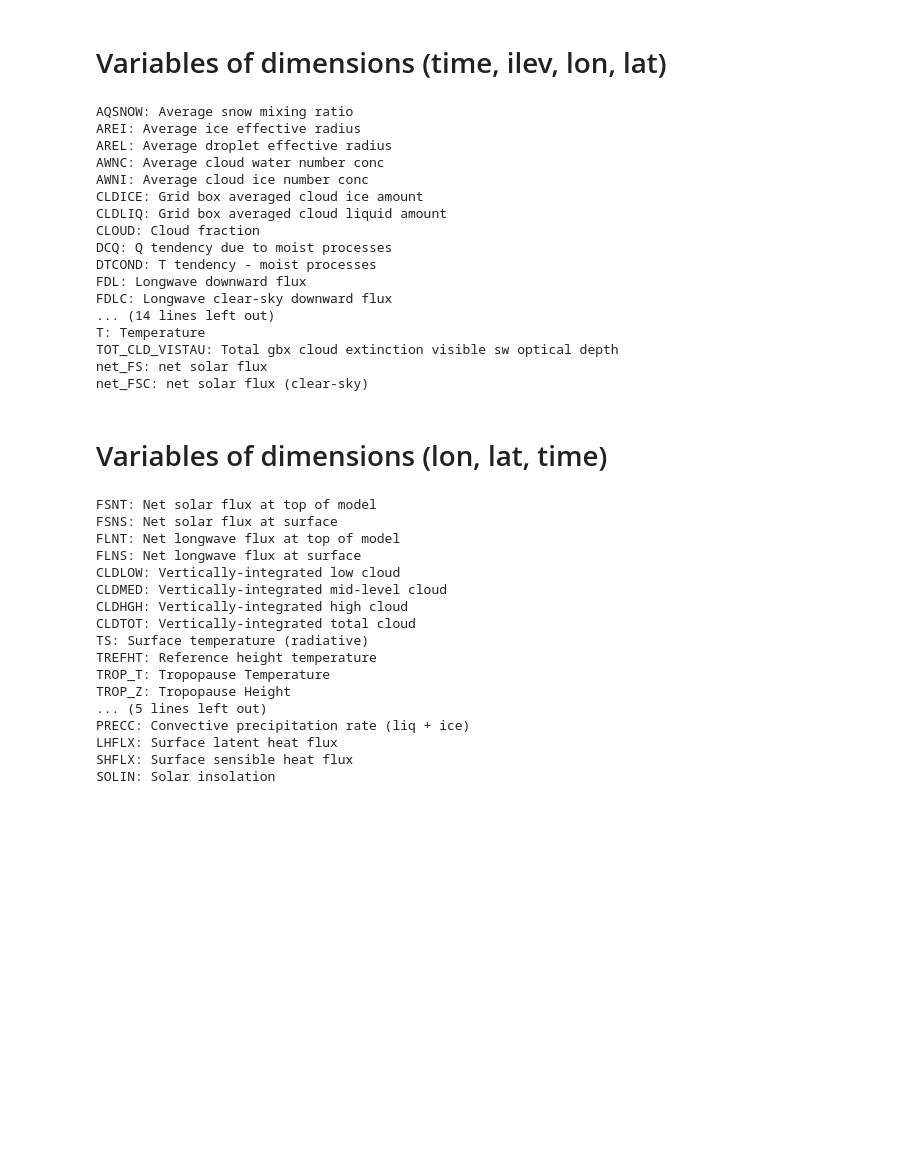
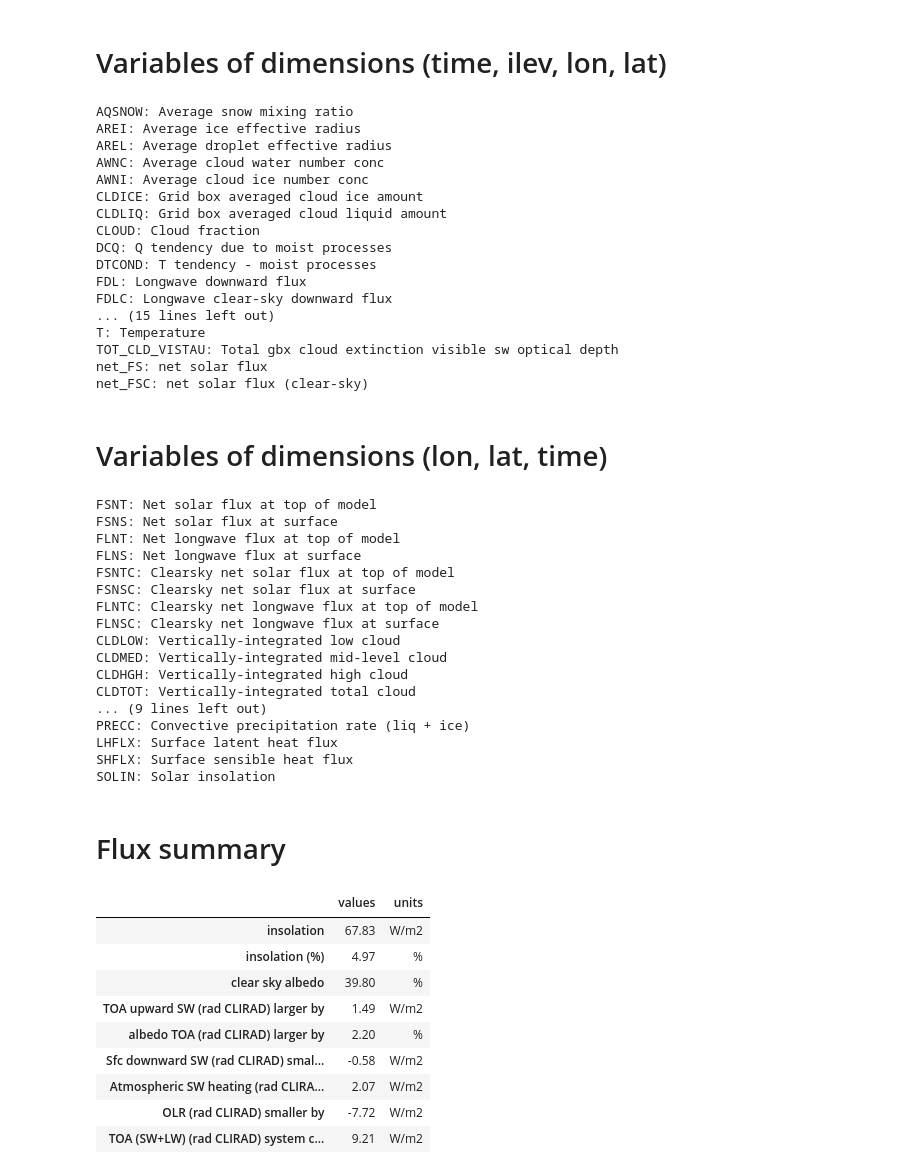
Before and after one commit to qAp/SCAM_radiation_notebooks, a Jupyter notebook: mpace_LWrrtmgclirad_SWrrtmgclirad.ipynb, the cells around one changed output. Saved outputs shown, nothing was run; the diff lists cells and outputs as text; code cells hidden in the pictures; blank space fills up the shorter version.

Commit message:
mpace, twpice. LWrrtmgclirad_SWrrtmgclirad. add QR and flux data

```diff
--- a/mpace_LWrrtmgclirad_SWrrtmgclirad.ipynb
+++ b/mpace_LWrrtmgclirad_SWrrtmgclirad.ipynb
@@ -92,6 +98,9 @@ def get_cases():
 
 
 
+
+
+
 def compute_net_solar_fluxes(datasets):
     '''
     Compute net solar fluxes
@@ -110,6 +119,16 @@ def compute_net_solar_fluxes(datasets):
 
 
 
+def compute_QR(dsets):
+    '''
+    Compute total heating rate
+    '''
+    for case, ds in dsets.items():
+        ds['QR'] = (ds['QRL'].dims, ds['QRL'] + ds['QRS'], ds['QRL'].attrs)
+        ds['QR'].attrs['long_name'] = 'Total heating rate'
+    return dsets
+
+
 
 def linestyles_by_case():
     '''
@@ -125,7 +144,8 @@ def get_d3interests():
     '''
     List here all variables of interest that have dimensions (time, lev, lon, lat)
     '''
-    d3interests = ['CLOUD', 'QRL', 'QRS', 'Q',
+    d3interests = ['CLOUD', 'QRL', 'QRS', 'QR',
+                   'Q',
                    'CLDICE', 'CLDLIQ',
                    'AQSNOW', 'AREI', 'AREL',
                    'AWNC', 'AWNI',
@@ -145,6 +165,7 @@ def get_d2interests():
     List here all variables of interest that have dimensions (time, lon, lat)
     '''
     interests = ['FSNT', 'FSNS', 'FLNT', 'FLNS',
+                 'FSNTC', 'FSNSC', 'FLNTC', 'FLNSC',
                  'CLDLOW', 'CLDMED', 'CLDHGH', 'CLDTOT',
                  'TS', 'TREFHT', 'TROP_T', 'TROP_Z', 'TMQ', 'TGCLDIWP', 'TGCLDLWP',
                  'PRECT', 'PRECL', 'PRECC',
@@ -175,7 +196,7 @@ def convert_units(datasets):
             if k in ds:
                 ds[k] *= 1e3
 
-        for k in ['QRL', 'QRS', 'DTCOND']:
+        for k in ['QRL', 'QRS', 'QR', 'DTCOND']:
             if k in ds:
                 ds[k] *= 86400
                 ds[k].attrs['units'] = 'K/day'
@@ -372,7 +549,11 @@ def write_d2variables_html(d2sets, interests = ['FLNS'],
 # %%
 cases = get_cases()
 cases = compute_net_solar_fluxes(cases)
+cases = compute_QR(cases)
 dsets, diff_dsets = prep_data(cases)
+
+# write table of net flux through atmosphere to .csv files
+write_flux_atm_to_csv(dsets, diff_dsets, dir_label = iopname, file_label = '')
 # %% [markdown]
 # Variables of dimensions (time, ilev, lon, lat)
 # %%
@@ -405,7 +586,7 @@ DCQ: Q tendency due to moist processes
 DTCOND: T tendency - moist processes
 FDL: Longwave downward flux
 FDLC: Longwave clear-sky downward flux
-... (14 lines left out)
+... (15 lines left out)
 T: Temperature
 TOT_CLD_VISTAU: Total gbx cloud extinction visible sw optical depth
 net_FS: net solar flux
@@ -431,19 +612,34 @@ FSNT: Net solar flux at top of model
 FSNS: Net solar flux at surface
 FLNT: Net longwave flux at top of model
 FLNS: Net longwave flux at surface
+FSNTC: Clearsky net solar flux at top of model
+FSNSC: Clearsky net solar flux at surface
+FLNTC: Clearsky net longwave flux at top of model
+FLNSC: Clearsky net longwave flux at surface
 CLDLOW: Vertically-integrated low cloud
 CLDMED: Vertically-integrated mid-level cloud
 CLDHGH: Vertically-integrated high cloud
 CLDTOT: Vertically-integrated total cloud
-TS: Surface temperature (radiative)
-TREFHT: Reference height temperature
-TROP_T: Tropopause Temperature
-TROP_Z: Tropopause Height
-... (5 lines left out)
+... (9 lines left out)
 PRECC: Convective precipitation rate (liq + ice)
 LHFLX: Surface latent heat flux
 SHFLX: Surface sensible heat flux
 SOLIN: Solar insolation
+# %% [markdown]
+# Flux summary
+# %%
+flux_essential_facts(dsets, diff_dsets)
+# %% [output]
+|  | values | units |
+| insolation | 67.83 | W/m2 |
+| insolation (%) | 4.97 | % |
+| clear sky albedo | 39.80 | % |
+| TOA upward SW (rad CLIRAD) larger by | 1.49 | W/m2 |
+| albedo TOA (rad CLIRAD) larger by | 2.20 | % |
+| Sfc downward SW (rad CLIRAD) smal... | -0.58 | W/m2 |
+| Atmospheric SW heating (rad CLIRA... | 2.07 | W/m2 |
+| OLR (rad CLIRAD) smaller by | -7.72 | W/m2 |
+| TOA (SW+LW) (rad CLIRAD) system c... | 9.21 | W/m2 |
 # %%
 def slice_in_time(cases, time = slice(None)):
     return {casename: ds.sel(time = time) for casename, ds in cases.items()}
```
Also changed, not shown: parts of 5 cells of this notebook, 1 other file.
